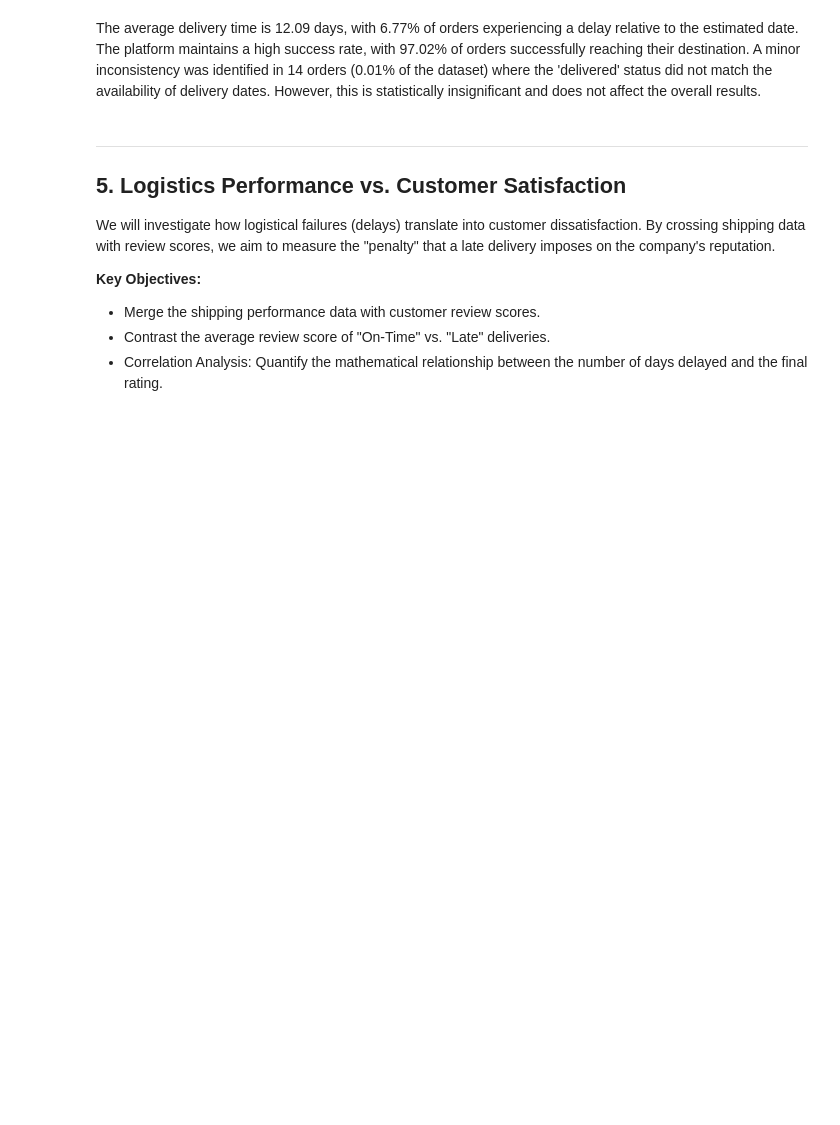
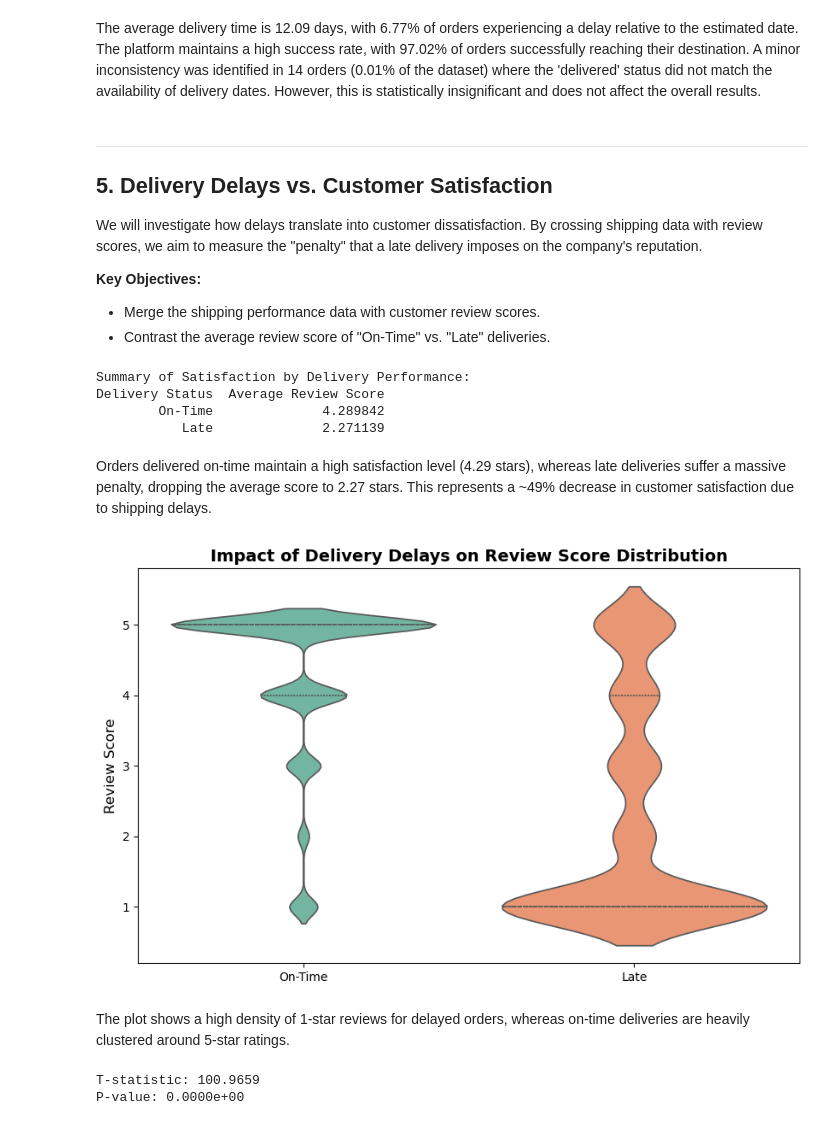
Before and after one commit to franjtr/olist-ecommerce-analysis, a Jupyter notebook: Notebooks/Olist_E-Commerce_Case_Study.ipynb, the cells around one changed output. Drawn from its saved outputs; the diff is of its cells as text; code cells hidden in the pictures; blank space fills up the shorter version.

Commit message:
Added Delivery Delays vs Customer Satisfaction section

```diff
--- a/Notebooks/Olist_E-Commerce_Case_Study.ipynb
+++ b/Notebooks/Olist_E-Commerce_Case_Study.ipynb
@@ -338,10 +339,61 @@ Inconsistency 2 (Has date but status not 'delivered'): 6
 The average delivery time is 12.09 days, with 6.77% of orders experiencing a delay relative to the estimated date. The platform maintains a high success rate, with 97.02% of orders successfully reaching their destination. A minor inconsistency was identified in 14 orders (0.01% of the dataset) where the 'delivered' status did not match the availability of delivery dates. However, this is statistically insignificant and does not affect the overall results.
 # %% [markdown]
 ---
-## 5. Logistics Performance vs. Customer Satisfaction
-We will investigate how logistical failures (delays) translate into customer dissatisfaction. By crossing shipping data with review scores, we aim to measure the "penalty" that a late delivery imposes on the company's reputation.
+## 5. Delivery Delays vs. Customer Satisfaction
+We will investigate how delays translate into customer dissatisfaction. By crossing shipping data with review scores, we aim to measure the "penalty" that a late delivery imposes on the company's reputation.
 
 **Key Objectives:**
 * Merge the shipping performance data with customer review scores.
 * Contrast the average review score of "On-Time" vs. "Late" deliveries.
-* Correlation Analysis: Quantify the mathematical relationship between the number of days delayed and the final rating.
+# %%
+#First we merge the orders dataframe with reviews on order ID.
+df_satisfaction=pd.merge(orders,order_reviews[['order_id','review_score']], on='order_id')
+
+delivered_only = df_satisfaction.dropna(subset=['delivery_delay']).copy()
+delivered_only['is_late'] = delivered_only['delivery_delay'] > 0
+
+#We calculate the mean value of the mean of the review score for products with and without delay.
+avg_scores = delivered_only.groupby('is_late')['review_score'].mean().reset_index()
+
+avg_scores['is_late'] = avg_scores['is_late'].map({True: 'Late', False: 'On-Time'})
+avg_scores.columns = ['Delivery Status', 'Average Review Score']
+
+print("Summary of Satisfaction by Delivery Performance:")
+print(avg_scores.to_string(index=False))
+# %% [output]
+Summary of Satisfaction by Delivery Performance:
+Delivery Status  Average Review Score
+        On-Time              4.289842
+           Late              2.271139
+# %% [markdown]
+Orders delivered on-time maintain a high satisfaction level (4.29 stars), whereas late deliveries suffer a massive penalty, dropping the average score to 2.27 stars. This represents a ~49% decrease in customer satisfaction due to shipping delays.
+# %%
+#To see the distribution more clearly we use a violin plot.
+plt.figure(figsize=(10, 6))
+
+sns.violinplot(data=delivered_only, x='is_late', y='review_score',
+               hue='is_late', palette='Set2', inner='quartile', legend=False)
+
+plt.title('Impact of Delivery Delays on Review Score Distribution', fontsize=14, fontweight='bold')
+plt.xlabel(None)
+plt.ylabel('Review Score', fontsize=12)
+plt.xticks([0, 1], ['On-Time', 'Late'])
+plt.show()
+# %% [output]
+[figure, added]
+# %% [markdown]
+The plot shows a high density of 1-star reviews for delayed orders, whereas on-time deliveries are heavily clustered around 5-star ratings.
+# %%
+#We will perform a t-test to confirm that delays affect user reviews.
+from scipy import stats
+
+score_ontime = delivered_only[delivered_only['is_late'] == False]['review_score']
+score_late = delivered_only[delivered_only['is_late'] == True]['review_score']
+
+t_statistic, p_value = stats.ttest_ind(score_ontime, score_late, equal_var=False)
+
+print(f"T-statistic: {t_statistic:.4f}")
+print(f"P-value: {p_value:.4e}")
+# %% [output]
+T-statistic: 100.9659
+P-value: 0.0000e+00
```
Also changed, not shown: parts of 6 cells of this notebook, 1 other file.
